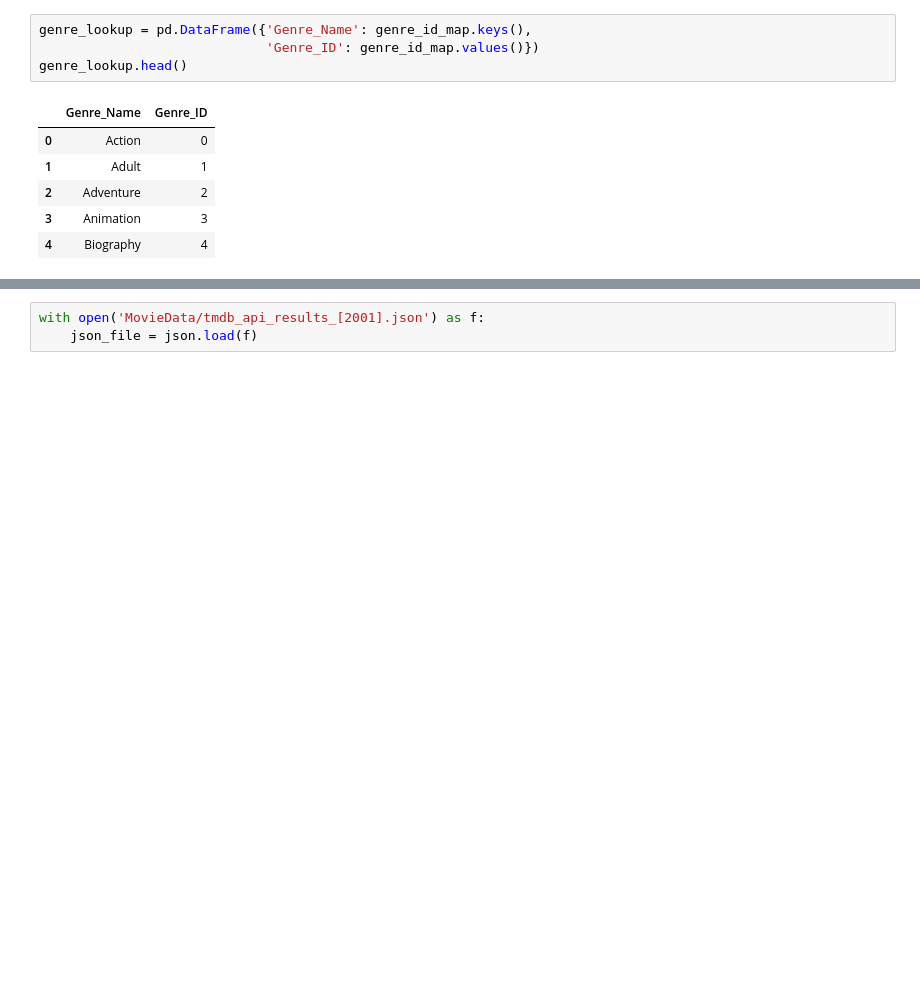
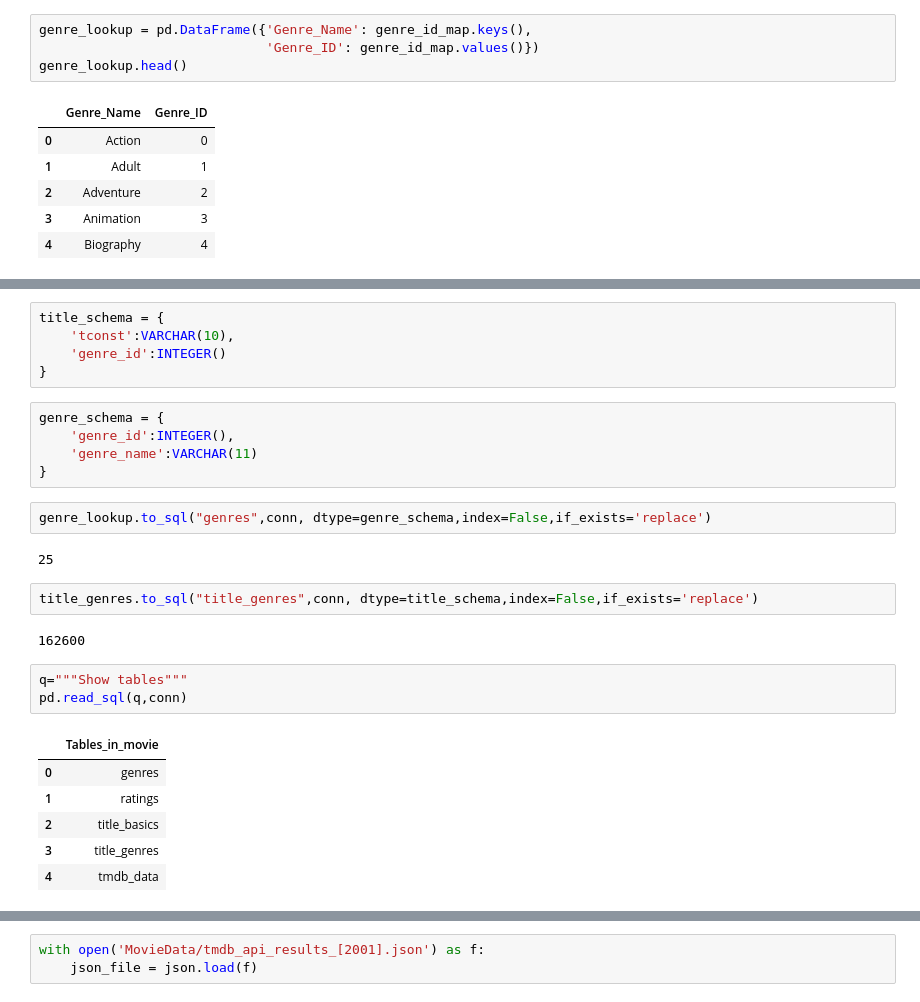
Before and after one commit to parkerholds/ph-movie-data, a Jupyter notebook: Part 3B.ipynb, the cells around one changed output, grey strips where cells are left out. Drawn from its saved outputs; the diff is of its cells as text; blank space fills up the shorter version.

```diff
--- a/Part 3B.ipynb
+++ b/Part 3B.ipynb
@@ -137,0 +151,28 @@ genre_lookup.head()
+# %%
+title_schema = {
+    'tconst':VARCHAR(10),
+    'genre_id':INTEGER()
+}
+# %%
+genre_schema = {
+    'genre_id':INTEGER(),
+    'genre_name':VARCHAR(11)
+}
+# %%
+genre_lookup.to_sql("genres",conn, dtype=genre_schema,index=False,if_exists='replace')
+# %% [output]
+25
+# %%
+title_genres.to_sql("title_genres",conn, dtype=title_schema,index=False,if_exists='replace')
+# %% [output]
+162600
+# %%
+q="""Show tables"""
+pd.read_sql(q,conn)
+# %% [output]
+|  | Tables_in_movie |
+| 0 | genres |
+| 1 | ratings |
+| 2 | title_basics |
+| 3 | title_genres |
+| 4 | tmdb_data |
```
Also changed, not shown: parts of 6 cells of this notebook, 7 other files.
